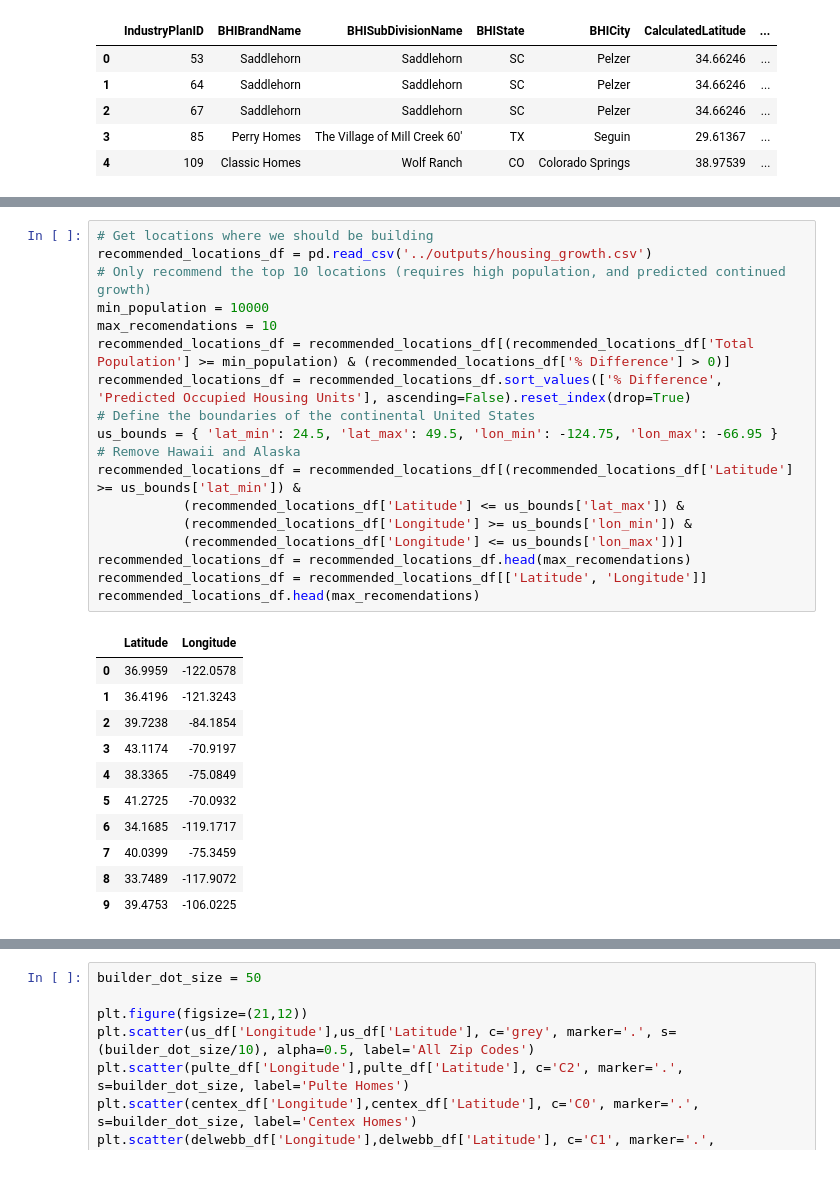
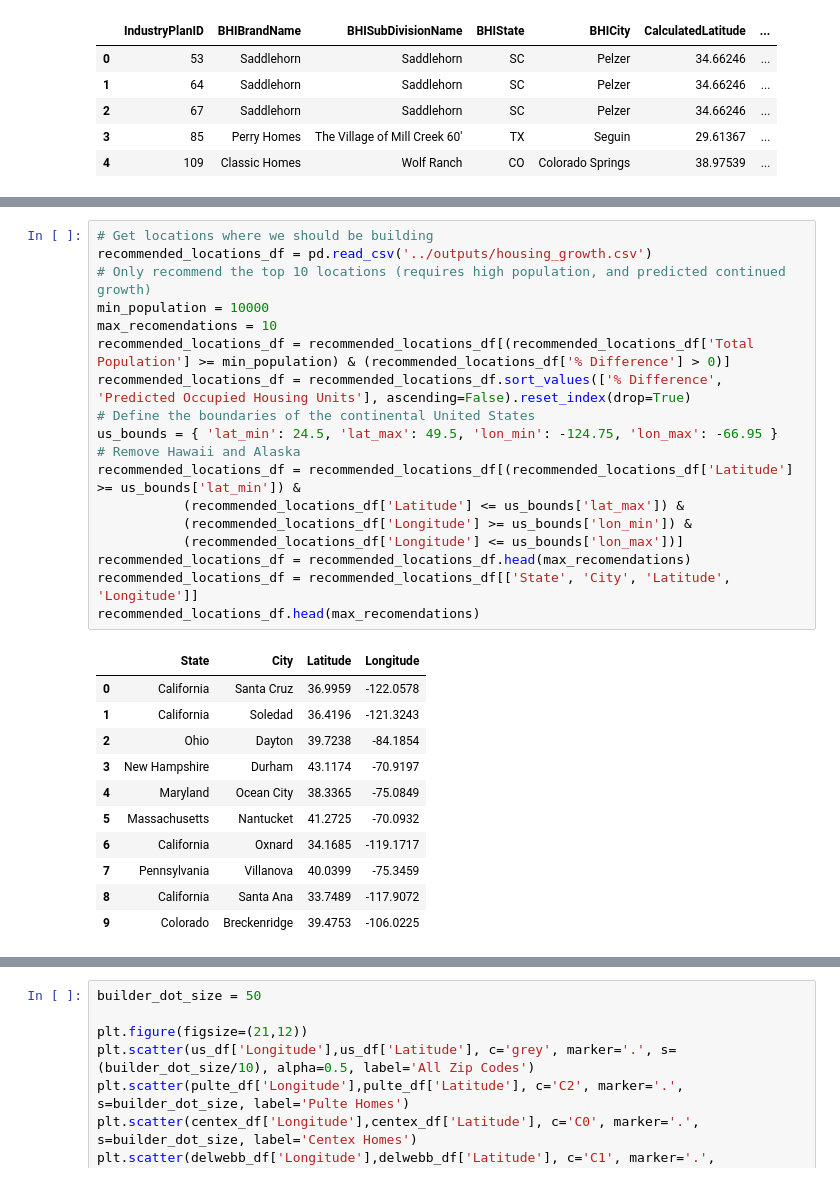
Before and after one commit to PaulGilchrist/machine-learning3, a Jupyter notebook: notebooks/postprocessing_housing_growth.ipynb, the cells around one changed output, grey strips where cells are left out. Cells and saved outputs as stored; diff of their text form.

```diff
--- a/notebooks/postprocessing_housing_growth.ipynb
+++ b/notebooks/postprocessing_housing_growth.ipynb
@@ -33,30 +63,30 @@ home_sales_df.head()
 # %%
 # Get locations where we should be building
 recommended_locations_df = pd.read_csv('../outputs/housing_growth.csv')
 # Only recommend the top 10 locations (requires high population, and predicted continued growth)
 min_population = 10000
 max_recomendations = 10
 recommended_locations_df = recommended_locations_df[(recommended_locations_df['Total Population'] >= min_population) & (recommended_locations_df['% Difference'] > 0)]
 recommended_locations_df = recommended_locations_df.sort_values(['% Difference', 'Predicted Occupied Housing Units'], ascending=False).reset_index(drop=True)
 # Define the boundaries of the continental United States
 us_bounds = { 'lat_min': 24.5, 'lat_max': 49.5, 'lon_min': -124.75, 'lon_max': -66.95 }
 # Remove Hawaii and Alaska
 recommended_locations_df = recommended_locations_df[(recommended_locations_df['Latitude'] >= us_bounds['lat_min']) &
            (recommended_locations_df['Latitude'] <= us_bounds['lat_max']) &
            (recommended_locations_df['Longitude'] >= us_bounds['lon_min']) &
            (recommended_locations_df['Longitude'] <= us_bounds['lon_max'])]
 recommended_locations_df = recommended_locations_df.head(max_recomendations)
-recommended_locations_df = recommended_locations_df[['Latitude', 'Longitude']]
+recommended_locations_df = recommended_locations_df[['State', 'City', 'Latitude', 'Longitude']]
 recommended_locations_df.head(max_recomendations)
 # %% [output]
-|  | Latitude | Longitude |
-| 0 | 36.9959 | -122.0578 |
-| 1 | 36.4196 | -121.3243 |
-| 2 | 39.7238 | -84.1854 |
-| 3 | 43.1174 | -70.9197 |
-| 4 | 38.3365 | -75.0849 |
-| 5 | 41.2725 | -70.0932 |
-| 6 | 34.1685 | -119.1717 |
-| 7 | 40.0399 | -75.3459 |
-| 8 | 33.7489 | -117.9072 |
-| 9 | 39.4753 | -106.0225 |
+|  | State | City | Latitude | Longitude |
+| 0 | California | Santa Cruz | 36.9959 | -122.0578 |
+| 1 | California | Soledad | 36.4196 | -121.3243 |
+| 2 | Ohio | Dayton | 39.7238 | -84.1854 |
+| 3 | New Hampshire | Durham | 43.1174 | -70.9197 |
+| 4 | Maryland | Ocean City | 38.3365 | -75.0849 |
+| 5 | Massachusetts | Nantucket | 41.2725 | -70.0932 |
+| 6 | California | Oxnard | 34.1685 | -119.1717 |
+| 7 | Pennsylvania | Villanova | 40.0399 | -75.3459 |
+| 8 | California | Santa Ana | 33.7489 | -117.9072 |
+| 9 | Colorado | Breckenridge | 39.4753 | -106.0225 |
```
Also changed, not shown: parts of 3 cells of this notebook, 4 other files.
